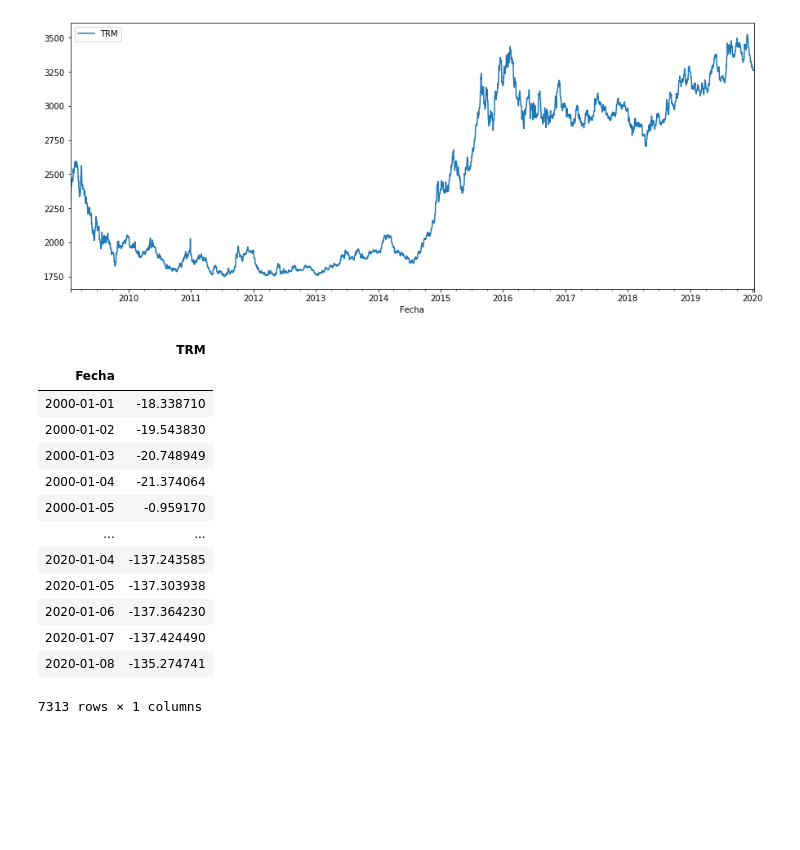
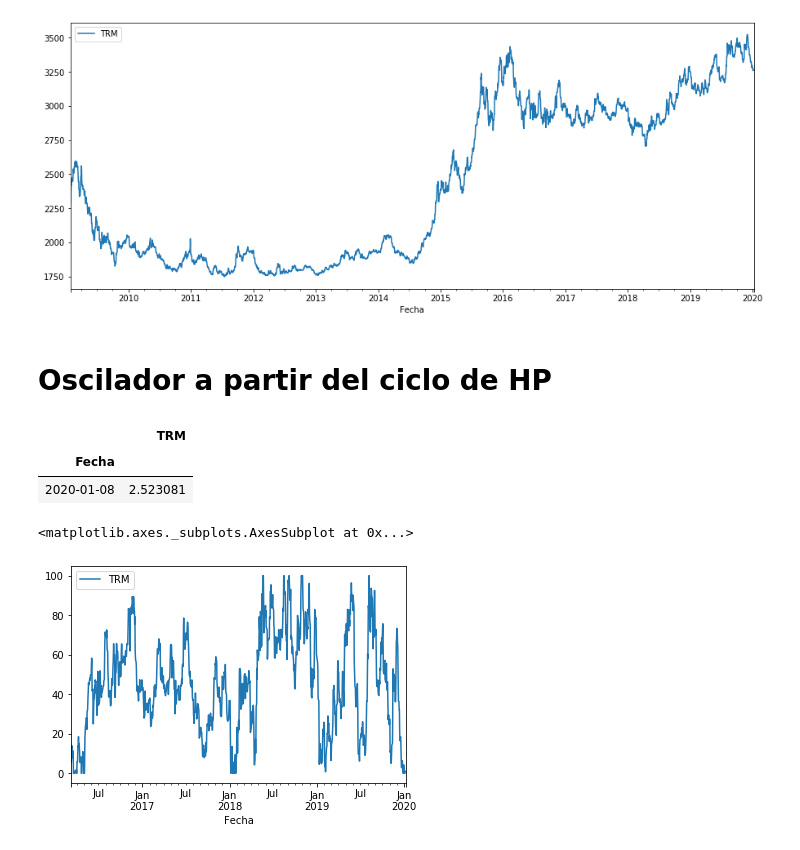
Before and after one commit to jdsuarez10/Filtro-de-HP-para-USD-COP, a Jupyter notebook: Filtro HP.ipynb, the cells around one changed output. Saved outputs shown, nothing was run; the diff lists cells and outputs as text; code cells hidden in the pictures; blank space fills up the shorter version.

```diff
--- a/Filtro HP.ipynb
+++ b/Filtro HP.ipynb
@@ -41,5 +43,6 @@ trm_m.plot()
 # %%
-cycle, trend=sm.tsa.filters.hpfilter(trm_m.TRM, 100*(365)**2)
+#### Codigo para el HP
+cycle, trend=sm.tsa.filters.hpfilter(trm_m, 100*(365)**2)
 cycle_1=pd.DataFrame(cycle)
 trend_1=pd.DataFrame(trend)
 # %%
@@ -49,20 +52,31 @@ plt.show()
 # %% [output]
 [figure]
 [figure]
-# %%
-cycle_1
-# %% [output]
-|  | TRM |
-| Fecha |  |
-| 2000-01-01 | -18.338710 |
-| 2000-01-02 | -19.543830 |
-| 2000-01-03 | -20.748949 |
-| 2000-01-04 | -21.374064 |
-| 2000-01-05 | -0.959170 |
-| ... | ... |
-| 2020-01-04 | -137.243585 |
-| 2020-01-05 | -137.303938 |
-| 2020-01-06 | -137.364230 |
-| 2020-01-07 | -137.424490 |
-| 2020-01-08 | -135.274741 |
-7313 rows × 1 columns
+# %% [markdown]
+# Oscilador a partir del ciclo de HP
+# %%
+def cot_oscillator(df_1,D):
+    cycle, trend=sm.tsa.filters.hpfilter(df_1, 100*(365)**2)
+    df=pd.DataFrame(cycle)
+    trend_1=pd.DataFrame(trend)
+    oscilador=100-100*(df.rolling(window=D).max()-df)/(df.rolling(window=D).max()-df.rolling(window=D).min())
+    return pd.DataFrame(oscilador)
+# %%
+cot_oscillator(trm_m,365)[-1:]
+# %% [output]
+|  | TRM |
+| Fecha |  |
+| 2020-01-08 | 2.523081 |
+# %%
+prueba=1400
+posicion=pd.DataFrame()
+for i in range(0,prueba+1):
+    base=(trm_m[i:len(trm_m)-prueba+i])
+    posicion=posicion.append(cot_oscillator(base,365)[-1:],sort=True)
+
+posicion=posicion.shift(1)
+# %%
+posicion.plot()
+# %% [output]
+<matplotlib.axes._subplots.AxesSubplot at 0x...>
+[figure, added]
```
Also changed, not shown: parts of 8 cells of this notebook.
